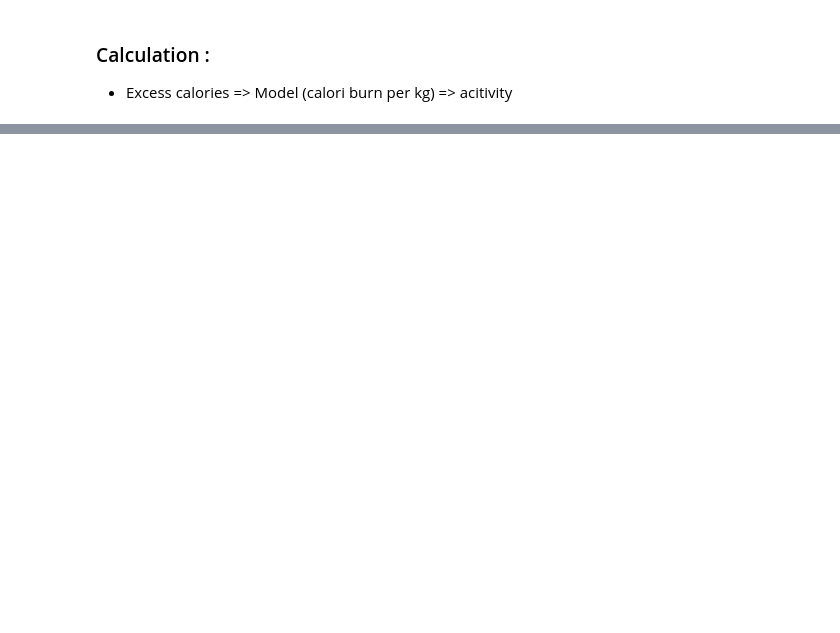
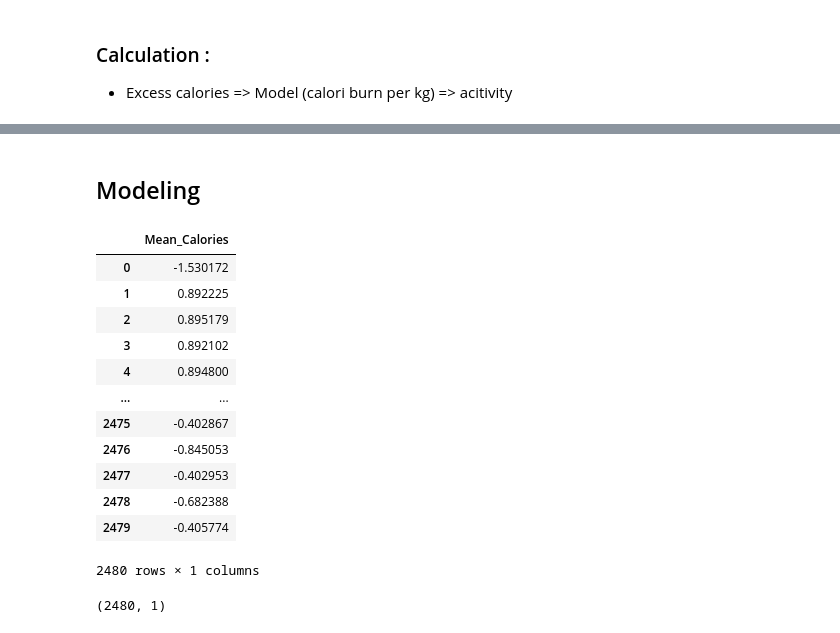
Before and after one commit to CH2-PS287/ML_Exercise-Recommendation, a Jupyter notebook: model.ipynb, the cells around one changed output, grey strips where cells are left out. Saved outputs shown, nothing was run; the diff lists cells and outputs as text; code cells hidden in the pictures; blank space fills up the shorter version.

```diff
--- a/model.ipynb
+++ b/model.ipynb
@@ -162,0 +180,2 @@ dtype: object
+# %% [markdown]
+## Modeling
@@ -162,0 +185,23 @@ dtype: object
+# %%
+from sklearn.preprocessing import StandardScaler
+scaler = StandardScaler()
+X = pd.DataFrame(scaler.fit_transform(X),index=X.index,columns=X.columns)
+X
+# %% [output]
+|  | Mean_Calories |
+| 0 | -1.530172 |
+| 1 | 0.892225 |
+| 2 | 0.895179 |
+| 3 | 0.892102 |
+| 4 | 0.894800 |
+| ... | ... |
+| 2475 | -0.402867 |
+| 2476 | -0.845053 |
+| 2477 | -0.402953 |
+| 2478 | -0.682388 |
+| 2479 | -0.405774 |
+2480 rows × 1 columns
+# %%
+X.shape
+# %% [output]
+(2480, 1)
```
Also changed, not shown: parts of 10 cells of this notebook.
